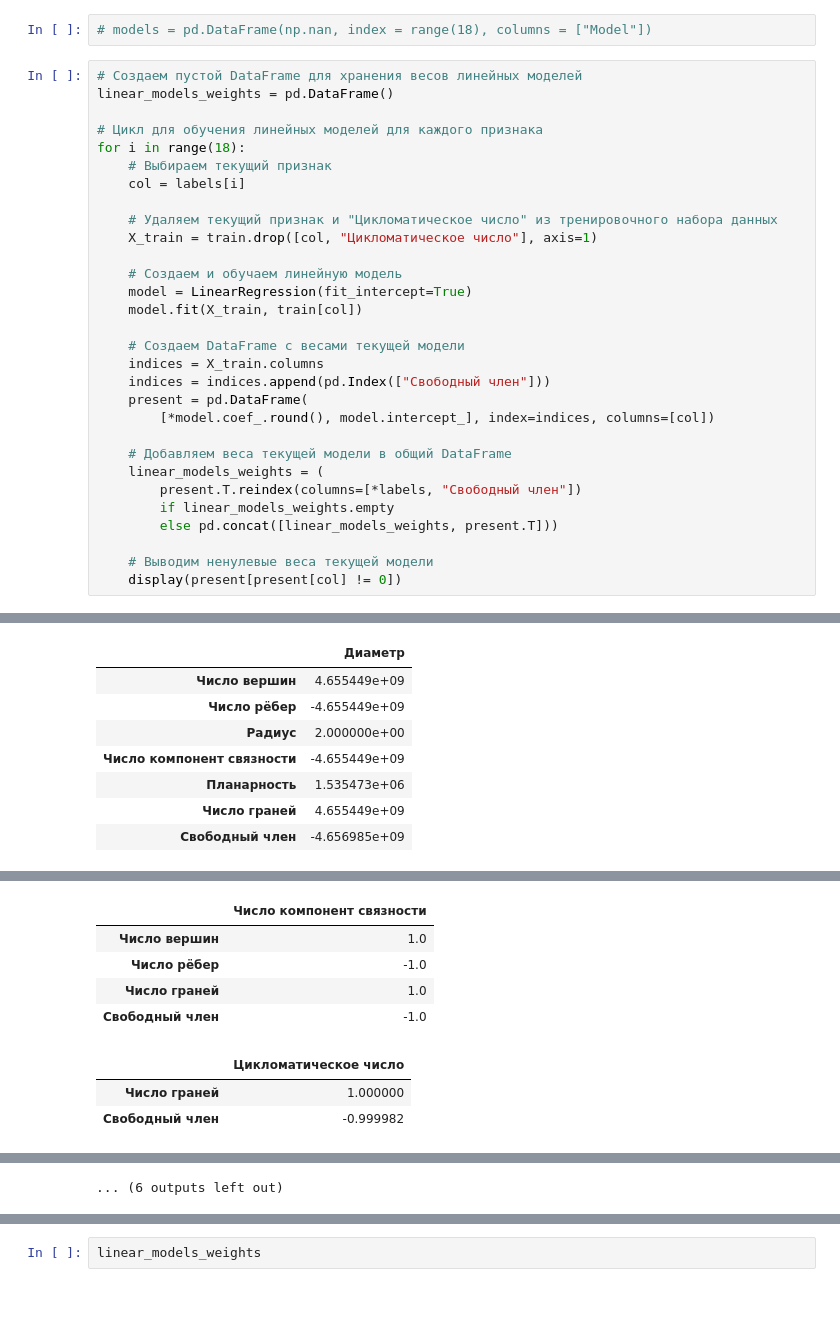
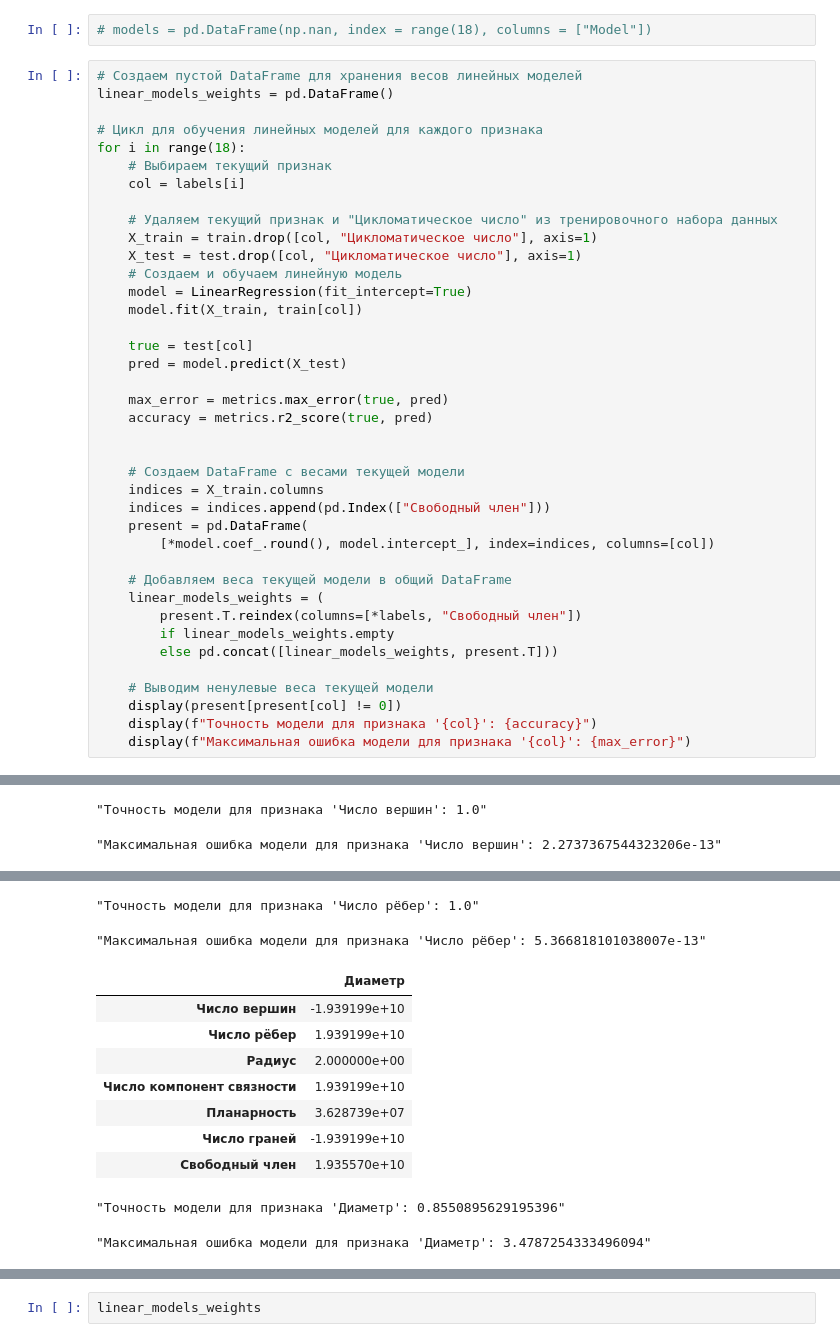
Before and after one commit to Fel1-of/wise-task-research, a Jupyter notebook: main.ipynb, the cells around one changed output, grey strips where cells are left out. Drawn from its saved outputs; the diff is of its cells as text; blank space fills up the shorter version.

Commit message:
Add accuracy

```diff
--- a/main.ipynb
+++ b/main.ipynb
@@ -927,42 +928,57 @@ for i in range(18):
 
     # Удаляем текущий признак и "Цикломатическое число" из тренировочного набора данных
     X_train = train.drop([col, "Цикломатическое число"], axis=1)
-
+    X_test = test.drop([col, "Цикломатическое число"], axis=1)
     # Создаем и обучаем линейную модель
     model = LinearRegression(fit_intercept=True)
     model.fit(X_train, train[col])
+
+    true = test[col]
+    pred = model.predict(X_test)
+
+    max_error = metrics.max_error(true, pred)
+    accuracy = metrics.r2_score(true, pred)
+
 
     # Создаем DataFrame с весами текущей модели
     indices = X_train.columns
     indices = indices.append(pd.Index(["Свободный член"]))
     present = pd.DataFrame(
         [*model.coef_.round(), model.intercept_], index=indices, columns=[col])
 
     # Добавляем веса текущей модели в общий DataFrame
     linear_models_weights = (
         present.T.reindex(columns=[*labels, "Свободный член"])
         if linear_models_weights.empty
         else pd.concat([linear_models_weights, present.T]))
 
     # Выводим ненулевые веса текущей модели
     display(present[present[col] != 0])
+    display(f"Точность модели для признака '{col}': {accuracy}")
+    display(f"Максимальная ошибка модели для признака '{col}': {max_error}")
 # %% [output]
 |  | Число вершин |
 | Число рёбер | 1.0 |
 | Число компонент связности | 1.0 |
 | Число граней | -1.0 |
 | Свободный член | 1.0 |
+"Точность модели для признака 'Число вершин': 1.0"
+"Максимальная ошибка модели для признака 'Число вершин': 2.2737367544323206e-13"
 |  | Число рёбер |
 | Число вершин | 1.0 |
 | Число компонент связности | -1.0 |
 | Число граней | 1.0 |
 | Свободный член | -1.0 |
+"Точность модели для признака 'Число рёбер': 1.0"
+"Максимальная ошибка модели для признака 'Число рёбер': 5.366818101038007e-13"
 |  | Диаметр |
-| Число вершин | 4.655449e+09 |
-| Число рёбер | -4.655449e+09 |
+| Число вершин | -1.939199e+10 |
+| Число рёбер | 1.939199e+10 |
 | Радиус | 2.000000e+00 |
-| Число компонент связности | -4.655449e+09 |
-| Планарность | 1.535473e+06 |
-| Число граней | 4.655449e+09 |
-| Свободный член | -4.656985e+09 |
+| Число компонент связности | 1.939199e+10 |
+| Планарность | 3.628739e+07 |
+| Число граней | -1.939199e+10 |
+| Свободный член | 1.935570e+10 |
+"Точность модели для признака 'Диаметр': 0.8550895629195396"
+"Максимальная ошибка модели для признака 'Диаметр': 3.4787254333496094"
 |  | Радиус |
@@ -975,8 +990,0 @@ for i in range(18):
-|  | Число компонент связности |
-| Число вершин | 1.0 |
-| Число рёбер | -1.0 |
-| Число граней | 1.0 |
-| Свободный член | -1.0 |
-|  | Цикломатическое число |
-| Число граней | 1.000000 |
-| Свободный член | -0.999982 |
@@ -1029 +990,0 @@ for i in range(18):
-... (6 outputs left out)
```
Also changed, not shown: parts of 2 cells of this notebook.
